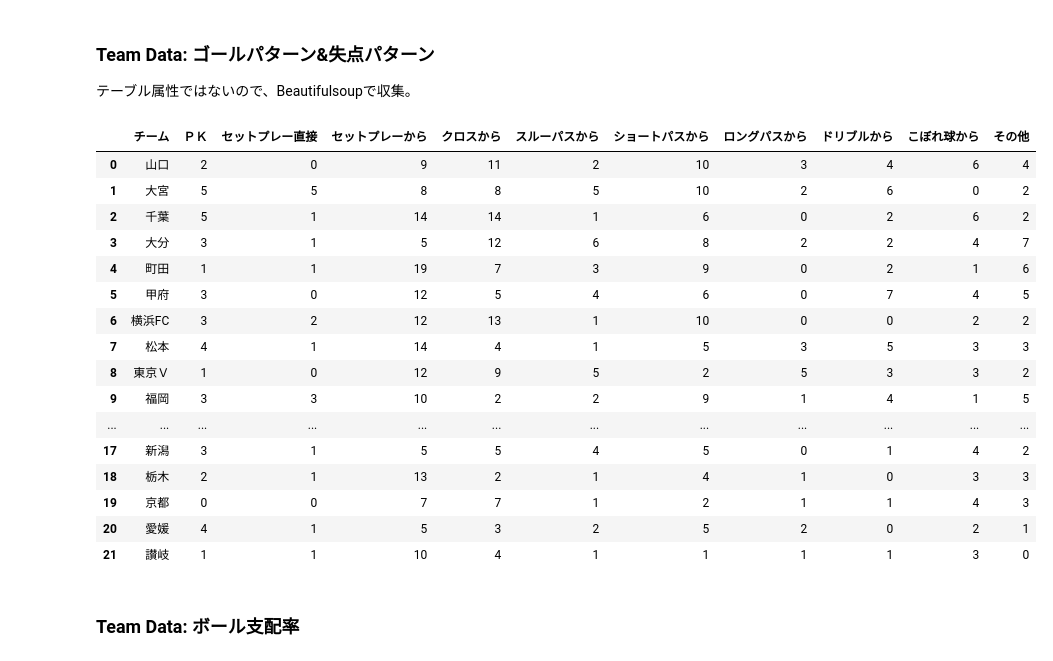
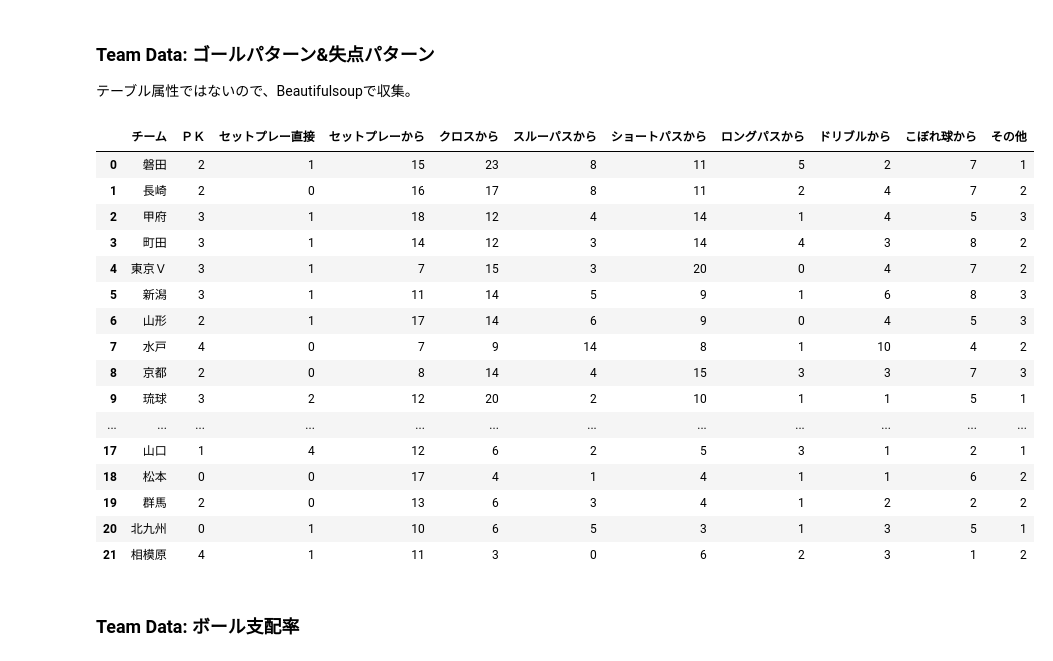
Before and after one commit to mark-n2/toto_notebook, a Jupyter notebook: 001_データ収集.ipynb, the cells around one changed output. Cells and saved outputs as stored; diff of their text form; code cells hidden in the pictures.

```diff
--- a/001_データ収集.ipynb
+++ b/001_データ収集.ipynb
@@ -272,26 +262,26 @@ tbl = re.search(r'arrayToDataTable\((.*?)\)', test, flags=re.DOTALL|re.MULTILINE
 pat = pd.DataFrame(ast.literal_eval(tbl)[1:],columns=ast.literal_eval(tbl)[0])
 #display(pat)
 # %%
-pat = download.fl_get_goal_pattern(competition=2, year=2018)
+pat = download.fl_get_goal_pattern(competition=2, year=2021)
 display(pat)
 # %% [output]
 |  | チーム | ＰＫ | セットプレー直接 | セットプレーから | クロスから | スルーパスから | ショートパスから | ロングパスから | ドリブルから | こぼれ球から | その他 |
-| 0 | 山口 | 2 | 0 | 9 | 11 | 2 | 10 | 3 | 4 | 6 | 4 |
-| 1 | 大宮 | 5 | 5 | 8 | 8 | 5 | 10 | 2 | 6 | 0 | 2 |
-| 2 | 千葉 | 5 | 1 | 14 | 14 | 1 | 6 | 0 | 2 | 6 | 2 |
-| 3 | 大分 | 3 | 1 | 5 | 12 | 6 | 8 | 2 | 2 | 4 | 7 |
-| 4 | 町田 | 1 | 1 | 19 | 7 | 3 | 9 | 0 | 2 | 1 | 6 |
-| 5 | 甲府 | 3 | 0 | 12 | 5 | 4 | 6 | 0 | 7 | 4 | 5 |
-| 6 | 横浜FC | 3 | 2 | 12 | 13 | 1 | 10 | 0 | 0 | 2 | 2 |
-| 7 | 松本 | 4 | 1 | 14 | 4 | 1 | 5 | 3 | 5 | 3 | 3 |
-| 8 | 東京Ｖ | 1 | 0 | 12 | 9 | 5 | 2 | 5 | 3 | 3 | 2 |
-| 9 | 福岡 | 3 | 3 | 10 | 2 | 2 | 9 | 1 | 4 | 1 | 5 |
+| 0 | 磐田 | 2 | 1 | 15 | 23 | 8 | 11 | 5 | 2 | 7 | 1 |
+| 1 | 長崎 | 2 | 0 | 16 | 17 | 8 | 11 | 2 | 4 | 7 | 2 |
+| 2 | 甲府 | 3 | 1 | 18 | 12 | 4 | 14 | 1 | 4 | 5 | 3 |
+| 3 | 町田 | 3 | 1 | 14 | 12 | 3 | 14 | 4 | 3 | 8 | 2 |
+| 4 | 東京Ｖ | 3 | 1 | 7 | 15 | 3 | 20 | 0 | 4 | 7 | 2 |
+| 5 | 新潟 | 3 | 1 | 11 | 14 | 5 | 9 | 1 | 6 | 8 | 3 |
+| 6 | 山形 | 2 | 1 | 17 | 14 | 6 | 9 | 0 | 4 | 5 | 3 |
+| 7 | 水戸 | 4 | 0 | 7 | 9 | 14 | 8 | 1 | 10 | 4 | 2 |
+| 8 | 京都 | 2 | 0 | 8 | 14 | 4 | 15 | 3 | 3 | 7 | 3 |
+| 9 | 琉球 | 3 | 2 | 12 | 20 | 2 | 10 | 1 | 1 | 5 | 1 |
 | ... | ... | ... | ... | ... | ... | ... | ... | ... | ... | ... | ... |
-| 17 | 新潟 | 3 | 1 | 5 | 5 | 4 | 5 | 0 | 1 | 4 | 2 |
-| 18 | 栃木 | 2 | 1 | 13 | 2 | 1 | 4 | 1 | 0 | 3 | 3 |
-| 19 | 京都 | 0 | 0 | 7 | 7 | 1 | 2 | 1 | 1 | 4 | 3 |
-| 20 | 愛媛 | 4 | 1 | 5 | 3 | 2 | 5 | 2 | 0 | 2 | 1 |
-| 21 | 讃岐 | 1 | 1 | 10 | 4 | 1 | 1 | 1 | 1 | 3 | 0 |
+| 17 | 山口 | 1 | 4 | 12 | 6 | 2 | 5 | 3 | 1 | 2 | 1 |
+| 18 | 松本 | 0 | 0 | 17 | 4 | 1 | 4 | 1 | 1 | 6 | 2 |
+| 19 | 群馬 | 2 | 0 | 13 | 6 | 3 | 4 | 1 | 2 | 2 | 2 |
+| 20 | 北九州 | 0 | 1 | 10 | 6 | 5 | 3 | 1 | 3 | 5 | 1 |
+| 21 | 相模原 | 4 | 1 | 11 | 3 | 0 | 6 | 2 | 3 | 1 | 2 |
 # %% [markdown]
 ### Team Data: ボール支配率
 # %%
```
Also changed, not shown: parts of 8 cells of this notebook, 3 other files.
